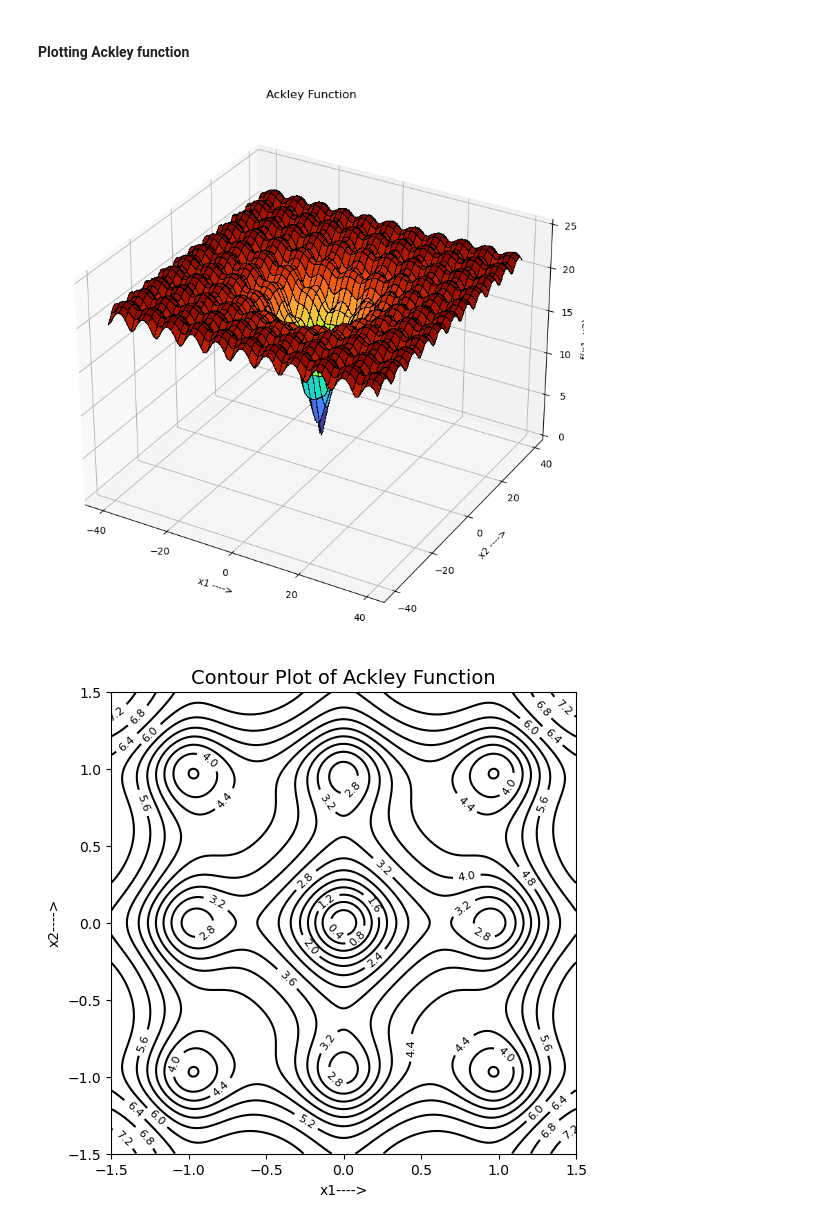
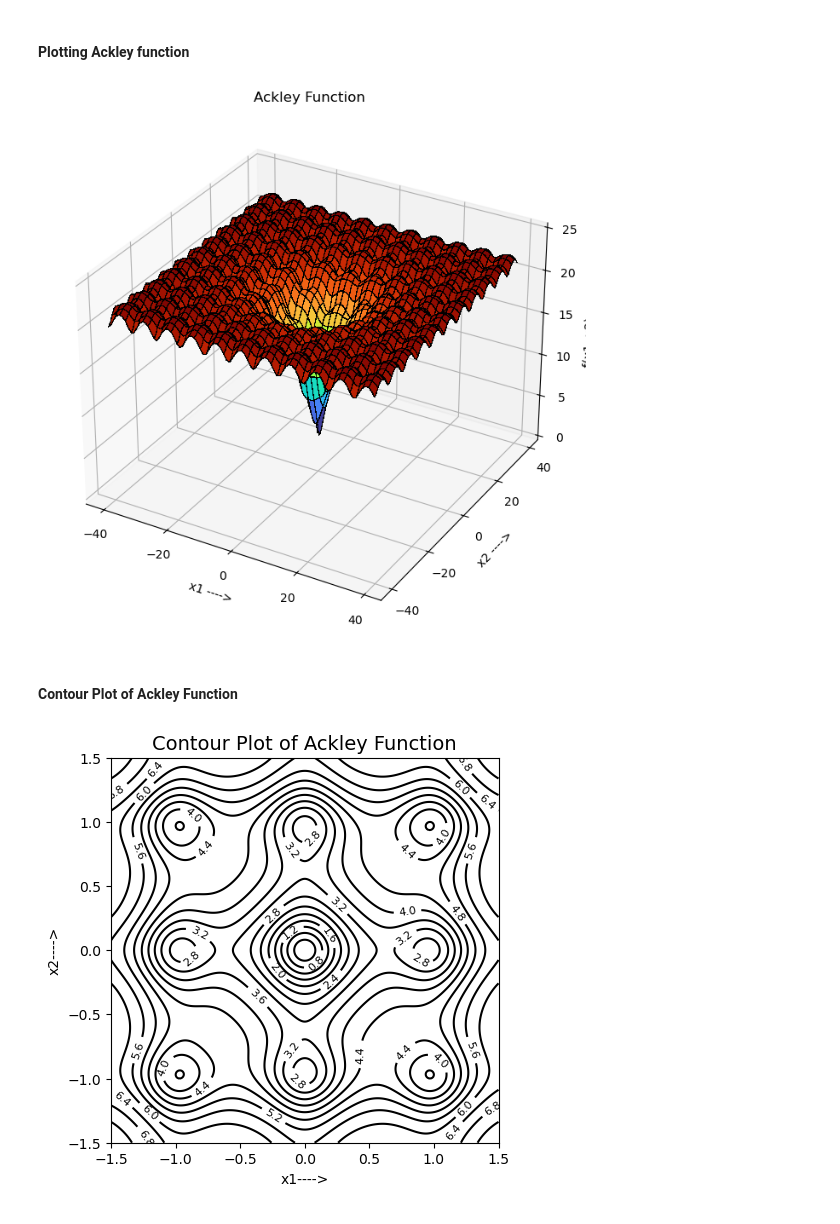
Before and after one commit to Prakul2003/DS-401, a Jupyter notebook: Project_2/Gradient_Descent_Ackley_func.ipynb, the cells around one changed output. Saved outputs shown, nothing was run; the diff lists cells and outputs as text; code cells hidden in the pictures.

```diff
--- a/Project_2/Gradient_Descent_Ackley_func.ipynb
+++ b/Project_2/Gradient_Descent_Ackley_func.ipynb
@@ -47,7 +47,7 @@ Z=ackley_2d(X,Y)
 
 
 # Plot the surface
-fig = pt.figure(figsize=(10, 10))
+fig = pt.figure(figsize=(8, 8))
 ax = fig.add_subplot(111, projection='3d')
 surf = ax.plot_surface(X, Y, Z, cmap="turbo",edgecolor='k',linewidth=0.1, antialiased=False)
 
@@ -69,25 +69,27 @@ ax.grid(True)
 
 pt.show()
 # %% [output]
-[figure, old version]
+[figure, new version]
+# %% [markdown]
+#### Contour Plot of Ackley Function
 # %%
 # Define the range of x and y values
 x = np.linspace(-1.5, 1.5, 380)
 y = np.linspace(-1.5, 1.5, 450)
 
 # Create a grid of x and y values
 X, Y = np.meshgrid(x, y)
 
 # Calculate the Ackley function values for each point in the grid
 Z = ackley_2d(X, Y)
 
 # Plot the contour plot with increased density of lines
-pt.figure(figsize=(6, 6))
+pt.figure(figsize=(5, 5))
 contour = pt.contour(X, Y, Z, levels=23, colors="Black")  # Set the number of levels to increase density
 pt.xlabel('x1---->')
 pt.ylabel('x2---->')
 pt.title('Contour Plot of Ackley Function',size=14)
 pt.clabel(contour, inline=True, fontsize=8)
 pt.show()
 # %% [output]
-[figure, old version]
+[figure, new version]
```
Also changed, not shown: parts of 9 cells of this notebook.
